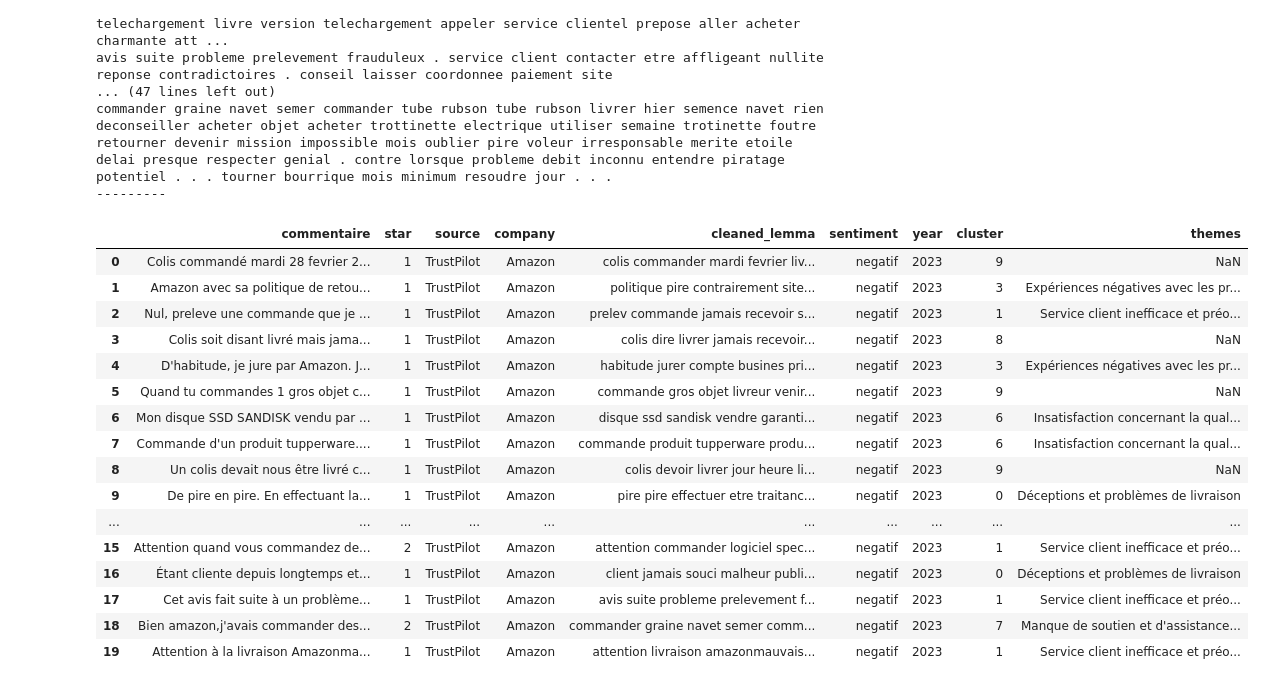
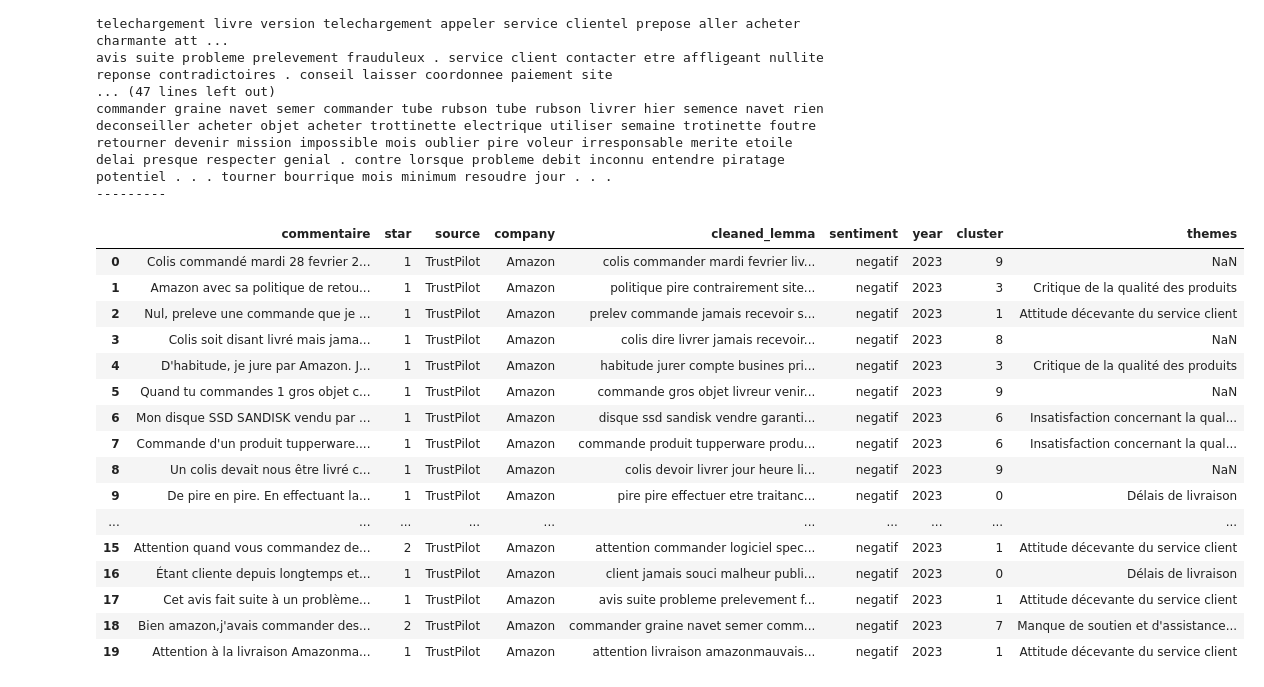
Before and after one commit to Jojocko/NLP-projects-, a Jupyter notebook: Supply_chain_transformer.ipynb, the cells around one changed output. Saved outputs shown, nothing was run; the diff lists cells and outputs as text; code cells hidden in the pictures.

```diff
--- a/Supply_chain_transformer.ipynb
+++ b/Supply_chain_transformer.ipynb
@@ -223,39 +223,39 @@ delai presque respecter genial . contre lorsque probleme debit inconnu entendre
 # %%
 # attitrer les clusters et afficher les thématisations
 
 themes = {
-    0: 'Déceptions et problèmes de livraison',
-    1: 'Service client inefficace et préoccupations de sécurité',
-    2: 'Frustrations liées aux commandes et à la gestion des comptes',
-    3: 'Expériences négatives avec les produits et le service après-vente',
-    4: 'Difficultés de remboursement et critiques du processus de retour',
-    5: 'Problèmes de commande et de livraison',
+    0: 'Délais de livraison',
+    1: 'Attitude décevante du service client',
+    2: 'Frustrations liées aux abonnements et aux prix',
+    3: 'Critique de la qualité des produits',
+    4: 'Difficultés de remboursement et du processus de retour',
+    5: 'Problèmes de livraison, commandes endommagées',
     6: 'Insatisfaction concernant la qualité des produits et les garanties',
     7: 'Manque de soutien et d\'assistance du service client'
 }
 
 df_negatif['themes'] = df_negatif['cluster'].map(themes)
 
 pd.set_option('display.max_colwidth', 500)
 df_negatif.head(20)
 # %% [output]
 |  | commentaire | star | source | company | cleaned_lemma | sentiment | year | cluster | themes |
 | 0 | Colis commandé mardi 28 fevrier 2... | 1 | TrustPilot | Amazon | colis commander mardi fevrier liv... | negatif | 2023 | 9 | NaN |
-| 1 | Amazon avec sa politique de retou... | 1 | TrustPilot | Amazon | politique pire contrairement site... | negatif | 2023 | 3 | Expériences négatives avec les pr... |
-| 2 | Nul, preleve une commande que je ... | 1 | TrustPilot | Amazon | prelev commande jamais recevoir s... | negatif | 2023 | 1 | Service client inefficace et préo... |
+| 1 | Amazon avec sa politique de retou... | 1 | TrustPilot | Amazon | politique pire contrairement site... | negatif | 2023 | 3 | Critique de la qualité des produits |
+| 2 | Nul, preleve une commande que je ... | 1 | TrustPilot | Amazon | prelev commande jamais recevoir s... | negatif | 2023 | 1 | Attitude décevante du service client |
 | 3 | Colis soit disant livré mais jama... | 1 | TrustPilot | Amazon | colis dire livrer jamais recevoir... | negatif | 2023 | 8 | NaN |
-| 4 | D'habitude, je jure par Amazon. J... | 1 | TrustPilot | Amazon | habitude jurer compte busines pri... | negatif | 2023 | 3 | Expériences négatives avec les pr... |
+| 4 | D'habitude, je jure par Amazon. J... | 1 | TrustPilot | Amazon | habitude jurer compte busines pri... | negatif | 2023 | 3 | Critique de la qualité des produits |
 | 5 | Quand tu commandes 1 gros objet c... | 1 | TrustPilot | Amazon | commande gros objet livreur venir... | negatif | 2023 | 9 | NaN |
 | 6 | Mon disque SSD SANDISK vendu par ... | 1 | TrustPilot | Amazon | disque ssd sandisk vendre garanti... | negatif | 2023 | 6 | Insatisfaction concernant la qual... |
 | 7 | Commande d'un produit tupperware.... | 1 | TrustPilot | Amazon | commande produit tupperware produ... | negatif | 2023 | 6 | Insatisfaction concernant la qual... |
 | 8 | Un colis devait nous être livré c... | 1 | TrustPilot | Amazon | colis devoir livrer jour heure li... | negatif | 2023 | 9 | NaN |
-| 9 | De pire en pire. En effectuant la... | 1 | TrustPilot | Amazon | pire pire effectuer etre traitanc... | negatif | 2023 | 0 | Déceptions et problèmes de livraison |
+| 9 | De pire en pire. En effectuant la... | 1 | TrustPilot | Amazon | pire pire effectuer etre traitanc... | negatif | 2023 | 0 | Délais de livraison |
 | ... | ... | ... | ... | ... | ... | ... | ... | ... | ... |
-| 15 | Attention quand vous commandez de... | 2 | TrustPilot | Amazon | attention commander logiciel spec... | negatif | 2023 | 1 | Service client inefficace et préo... |
-| 16 | Étant cliente depuis longtemps et... | 1 | TrustPilot | Amazon | client jamais souci malheur publi... | negatif | 2023 | 0 | Déceptions et problèmes de livraison |
-| 17 | Cet avis fait suite à un problème... | 1 | TrustPilot | Amazon | avis suite probleme prelevement f... | negatif | 2023 | 1 | Service client inefficace et préo... |
+| 15 | Attention quand vous commandez de... | 2 | TrustPilot | Amazon | attention commander logiciel spec... | negatif | 2023 | 1 | Attitude décevante du service client |
+| 16 | Étant cliente depuis longtemps et... | 1 | TrustPilot | Amazon | client jamais souci malheur publi... | negatif | 2023 | 0 | Délais de livraison |
+| 17 | Cet avis fait suite à un problème... | 1 | TrustPilot | Amazon | avis suite probleme prelevement f... | negatif | 2023 | 1 | Attitude décevante du service client |
 | 18 | Bien amazon,j'avais commander des... | 2 | TrustPilot | Amazon | commander graine navet semer comm... | negatif | 2023 | 7 | Manque de soutien et d'assistance... |
-| 19 | Attention à la livraison Amazonma... | 1 | TrustPilot | Amazon | attention livraison amazonmauvais... | negatif | 2023 | 1 | Service client inefficace et préo... |
+| 19 | Attention à la livraison Amazonma... | 1 | TrustPilot | Amazon | attention livraison amazonmauvais... | negatif | 2023 | 1 | Attitude décevante du service client |
 # %%
 import matplotlib.pyplot as plt
 
```
Also changed, not shown: parts of 2 cells of this notebook.
